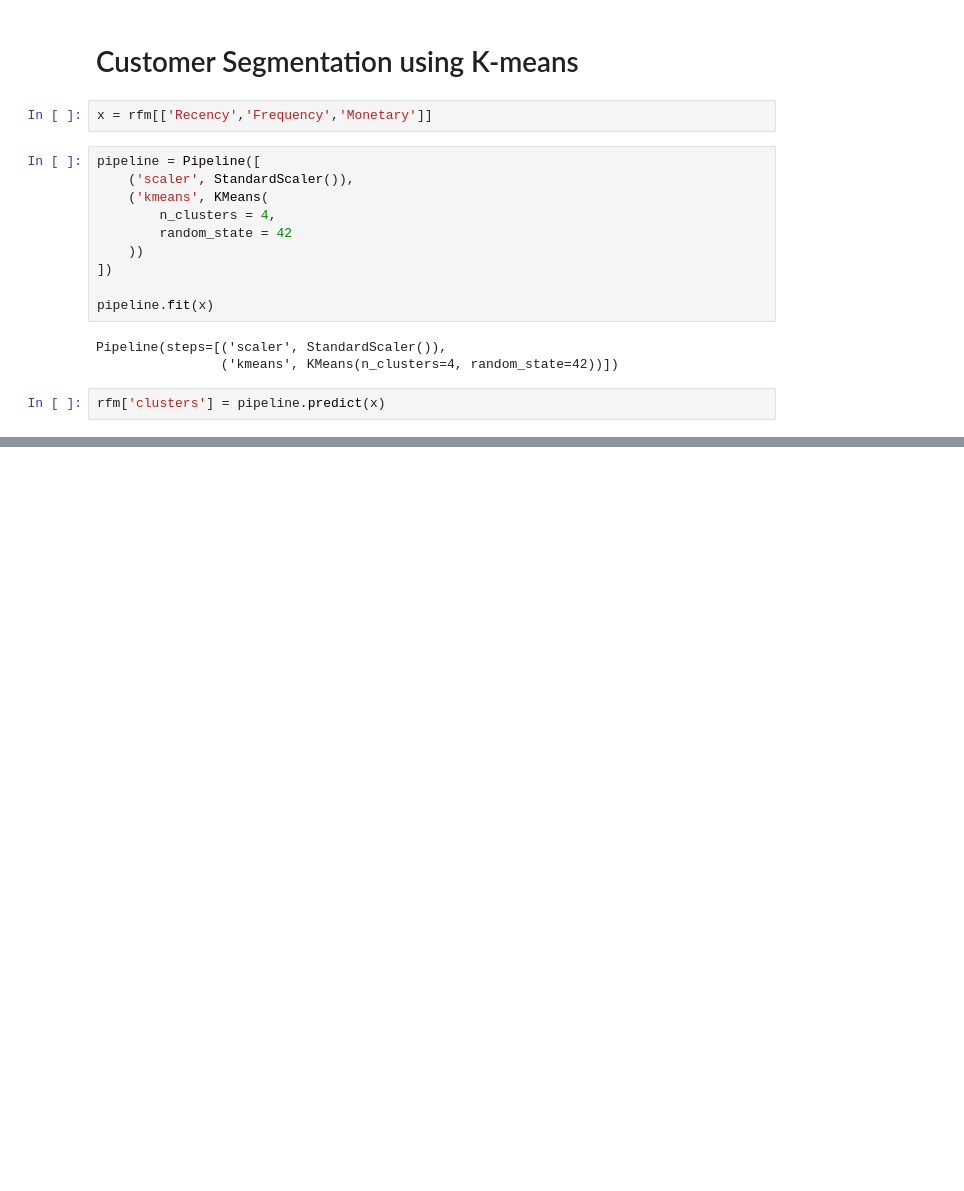
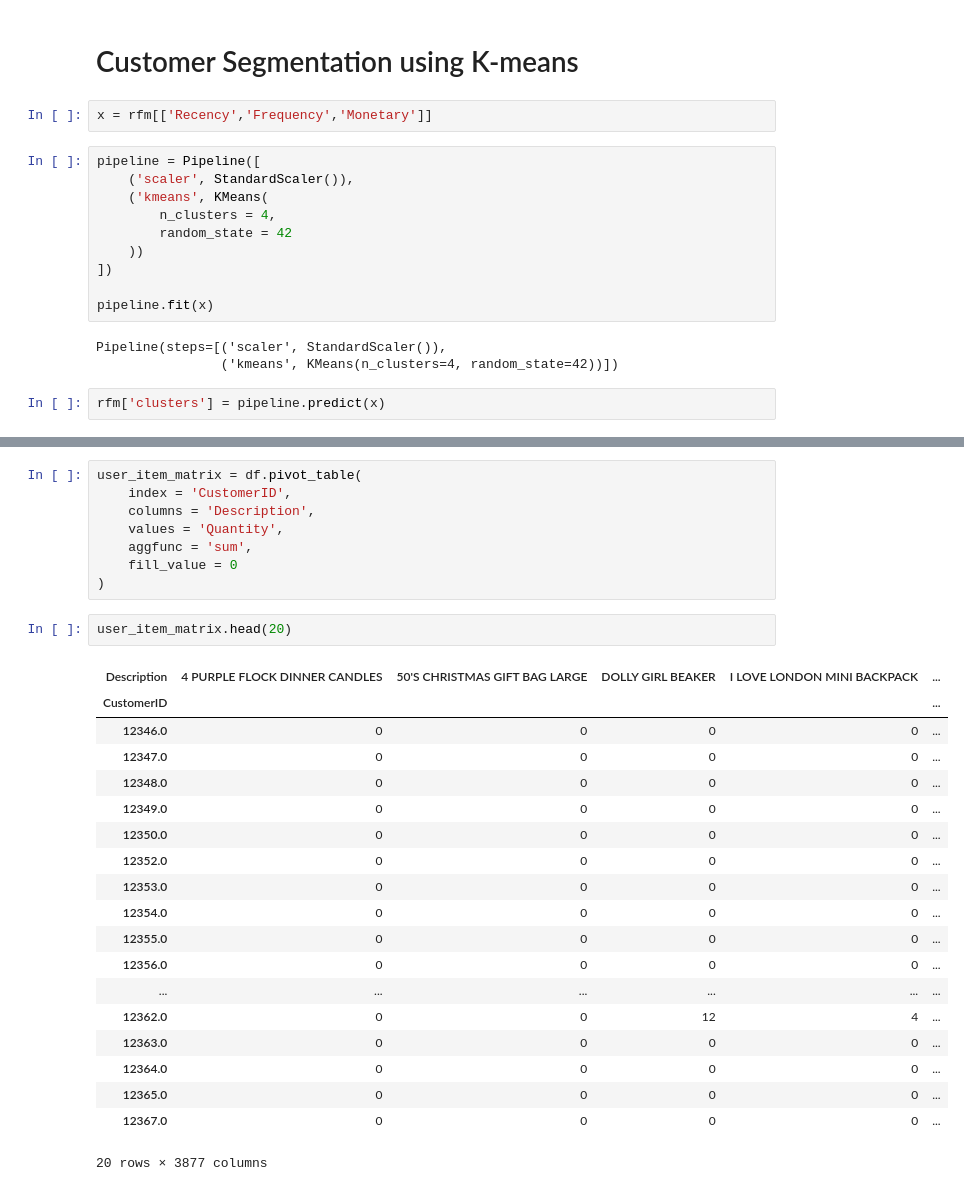
Before and after one commit to varuchi09/IntelliShop, a Jupyter notebook: dataset.ipynb, the cells around one changed output, grey strips where cells are left out. Cells and saved outputs as stored; diff of their text form; blank space fills up the shorter version.

```diff
--- a/dataset.ipynb
+++ b/dataset.ipynb
@@ -276,0 +311,30 @@ rfm['clusters'] = pipeline.predict(x)
+# %%
+user_item_matrix = df.pivot_table(
+    index = 'CustomerID',
+    columns = 'Description',
+    values = 'Quantity',
+    aggfunc = 'sum',
+    fill_value = 0
+)
+# %%
+user_item_matrix.head(20)
+# %% [output]
+| Description | 4 PURPLE FLOCK DINNER CANDLES | 50'S CHRISTMAS GIFT BAG LARGE | DOLLY GIRL BEAKER | I LOVE LONDON MINI BACKPACK | ... |
+| CustomerID |  |  |  |  | ... |
+| 12346.0 | 0 | 0 | 0 | 0 | ... |
+| 12347.0 | 0 | 0 | 0 | 0 | ... |
+| 12348.0 | 0 | 0 | 0 | 0 | ... |
+| 12349.0 | 0 | 0 | 0 | 0 | ... |
+| 12350.0 | 0 | 0 | 0 | 0 | ... |
+| 12352.0 | 0 | 0 | 0 | 0 | ... |
+| 12353.0 | 0 | 0 | 0 | 0 | ... |
+| 12354.0 | 0 | 0 | 0 | 0 | ... |
+| 12355.0 | 0 | 0 | 0 | 0 | ... |
+| 12356.0 | 0 | 0 | 0 | 0 | ... |
+| ... | ... | ... | ... | ... | ... |
+| 12362.0 | 0 | 0 | 12 | 4 | ... |
+| 12363.0 | 0 | 0 | 0 | 0 | ... |
+| 12364.0 | 0 | 0 | 0 | 0 | ... |
+| 12365.0 | 0 | 0 | 0 | 0 | ... |
+| 12367.0 | 0 | 0 | 0 | 0 | ... |
+20 rows × 3877 columns
```
Also changed, not shown: parts of 8 cells of this notebook.
